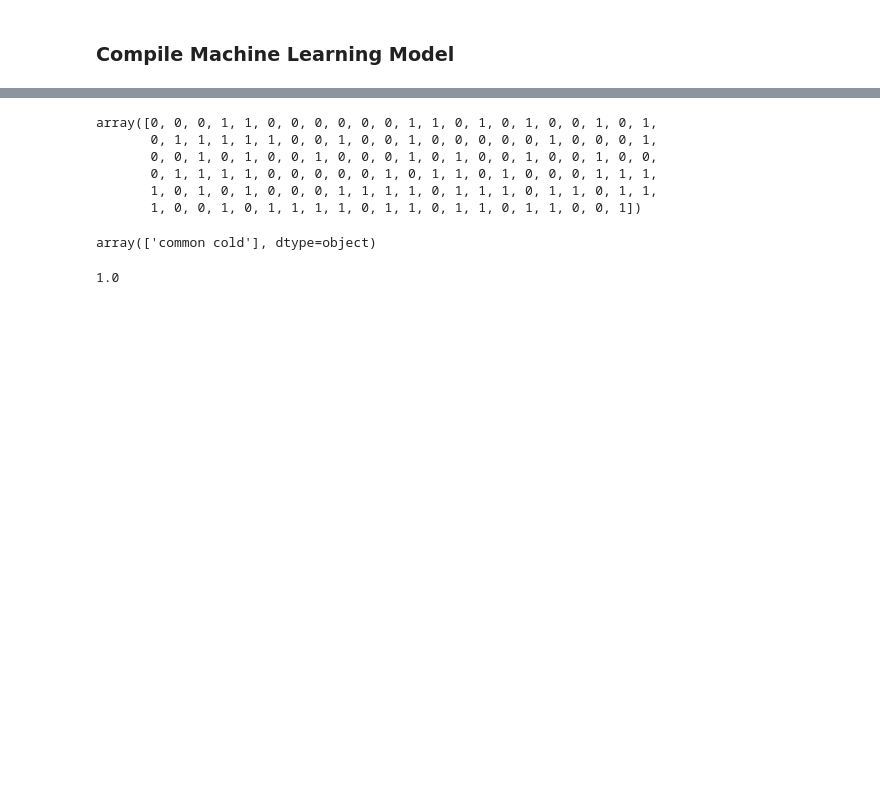
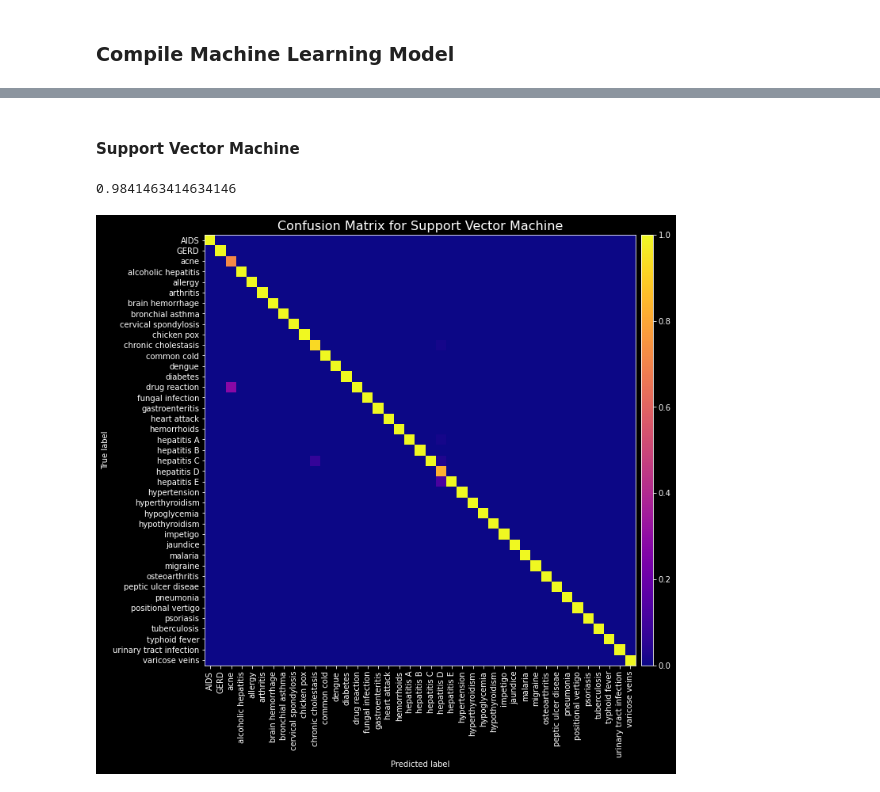
Before and after one commit to Ian-T-Dixon/Disease_Prediction, a Jupyter notebook: machine_learning.ipynb, the cells around one changed output, grey strips where cells are left out. Saved outputs shown, nothing was run; the diff lists cells and outputs as text; code cells hidden in the pictures; blank space fills up the shorter version.

```diff
--- a/machine_learning.ipynb
+++ b/machine_learning.ipynb
@@ -142,23 +179,0 @@ pickle.dump(rfc, open('./Models/rfc_model.pkl', 'wb'))
-# %%
-# Create array of random symptoms
-test = np.random.randint(2, size=len(symptom_list))
-test
-# %% [output]
-array([0, 0, 0, 1, 1, 0, 0, 0, 0, 0, 0, 1, 1, 0, 1, 0, 1, 0, 0, 1, 0, 1,
-       0, 1, 1, 1, 1, 1, 0, 0, 1, 0, 0, 1, 0, 0, 0, 0, 0, 1, 0, 0, 0, 1,
-       0, 0, 1, 0, 1, 0, 0, 1, 0, 0, 0, 1, 0, 1, 0, 0, 1, 0, 0, 1, 0, 0,
-       0, 1, 1, 1, 1, 0, 0, 0, 0, 0, 1, 0, 1, 1, 0, 1, 0, 0, 0, 1, 1, 1,
-       1, 0, 1, 0, 1, 0, 0, 0, 1, 1, 1, 1, 0, 1, 1, 1, 0, 1, 1, 0, 1, 1,
-       1, 0, 0, 1, 0, 1, 1, 1, 1, 0, 1, 1, 0, 1, 1, 0, 1, 1, 0, 0, 1])
-# %%
-# Predict disease
-rfc.predict(test.reshape(1, -1))
-# %% [output]
-array(['common cold'], dtype=object)
-# %%
-# Calculate accuracy score
-accuracy_score(y_test, rfc_predict)
-
-# 1.0 is improbably high, model may not be interpreting data correctly?
-# %% [output]
-1.0
@@ -173,5 +179,0 @@ rbf_svm.predict(X_test)
-# %%
-# sklearn neural network
-mlp = MLPClassifier()
-mlp.fit(X_train, y_train)
-mlp.predict(X_test)
@@ -194,0 +180,49 @@ y_pred_nn = nn.predict_classes(X_test)
+# %% [markdown]
+#### Support Vector Machine
+# %%
+# Support Vector Classification
+svm = SVC(
+    kernel='rbf',	# preferred for nonlinear, unknown data
+    gamma=0.2,
+    C=0.021,
+    random_state=2718281828
+)
+svm.fit(X_train, y_train)
+svm_predict = svm.predict(X_test)
+
+# Calculate accuracy score
+accuracy_score(y_test, svm_predict)
+# %% [output]
+0.9841463414634146
+# %%
+# Generate confusion matrix SVM
+svm_cm = confusion_matrix(y_test, svm_predict)
+
+svm_fig, svm_ax = plt.subplots(figsize=(10,10))
+svm_ax.set_title('Confusion Matrix for Support Vector Machine',
+    fontdict={'fontsize': 16}
+)
+
+svm_display = ConfusionMatrixDisplay.from_predictions(
+    y_true=y_test,
+    y_pred=svm_predict,
+    normalize='pred',
+    include_values=False,
+    xticks_rotation='vertical',
+    cmap='plasma',
+    ax=svm_ax,
+    colorbar=False
+)
+
+# Add custom colorbar
+svm_cax = svm_fig.add_axes(
+    [svm_ax.get_position().x1 + 0.01,
+    svm_ax.get_position().y0,
+    0.02,
+    svm_ax.get_position().height]
+)
+plt.colorbar(svm_display.im_, cax=svm_cax)
+
+plt.savefig('./Images/svm_confusion_matrix.png')
+# %% [output]
+[figure, added]
```
Also changed, not shown: parts of 19 cells of this notebook, 15 other files.
